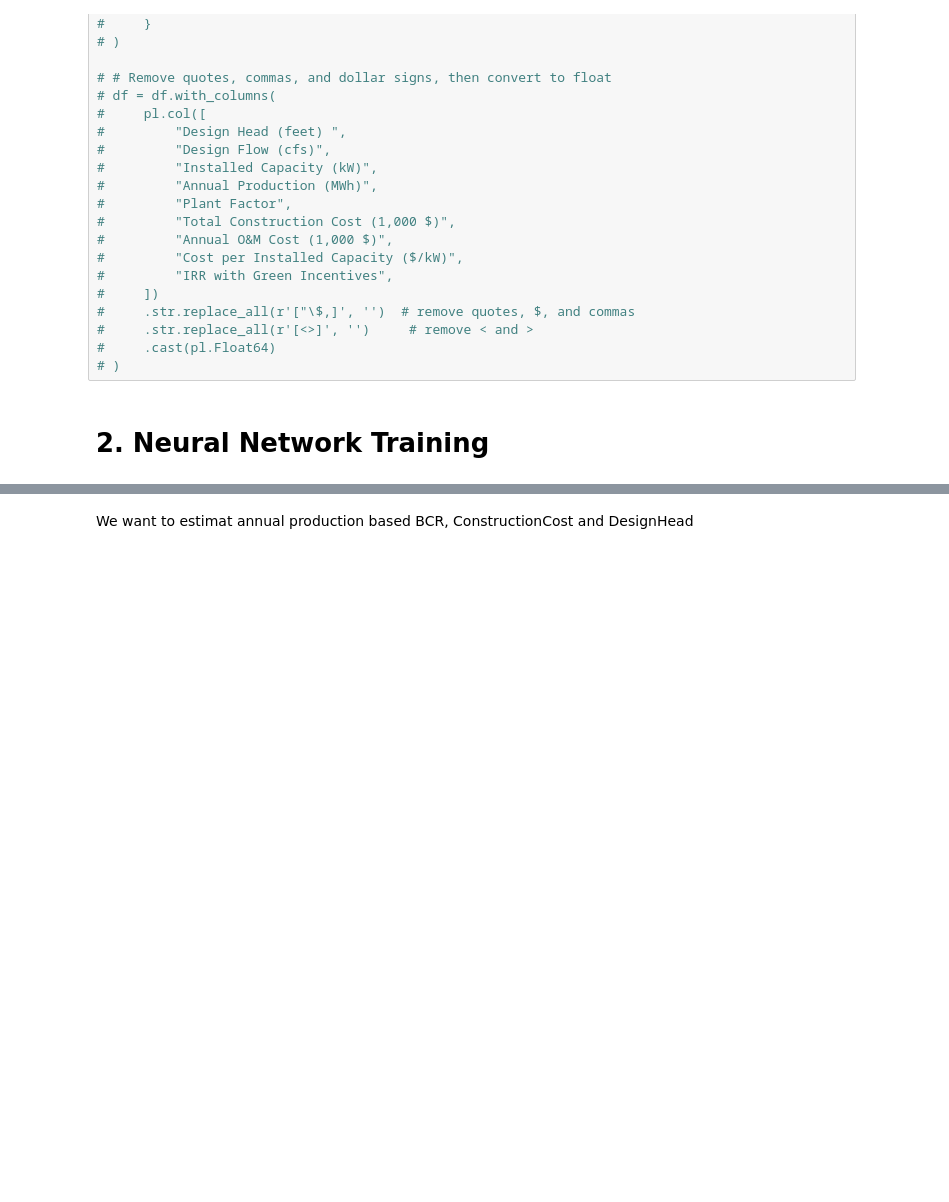
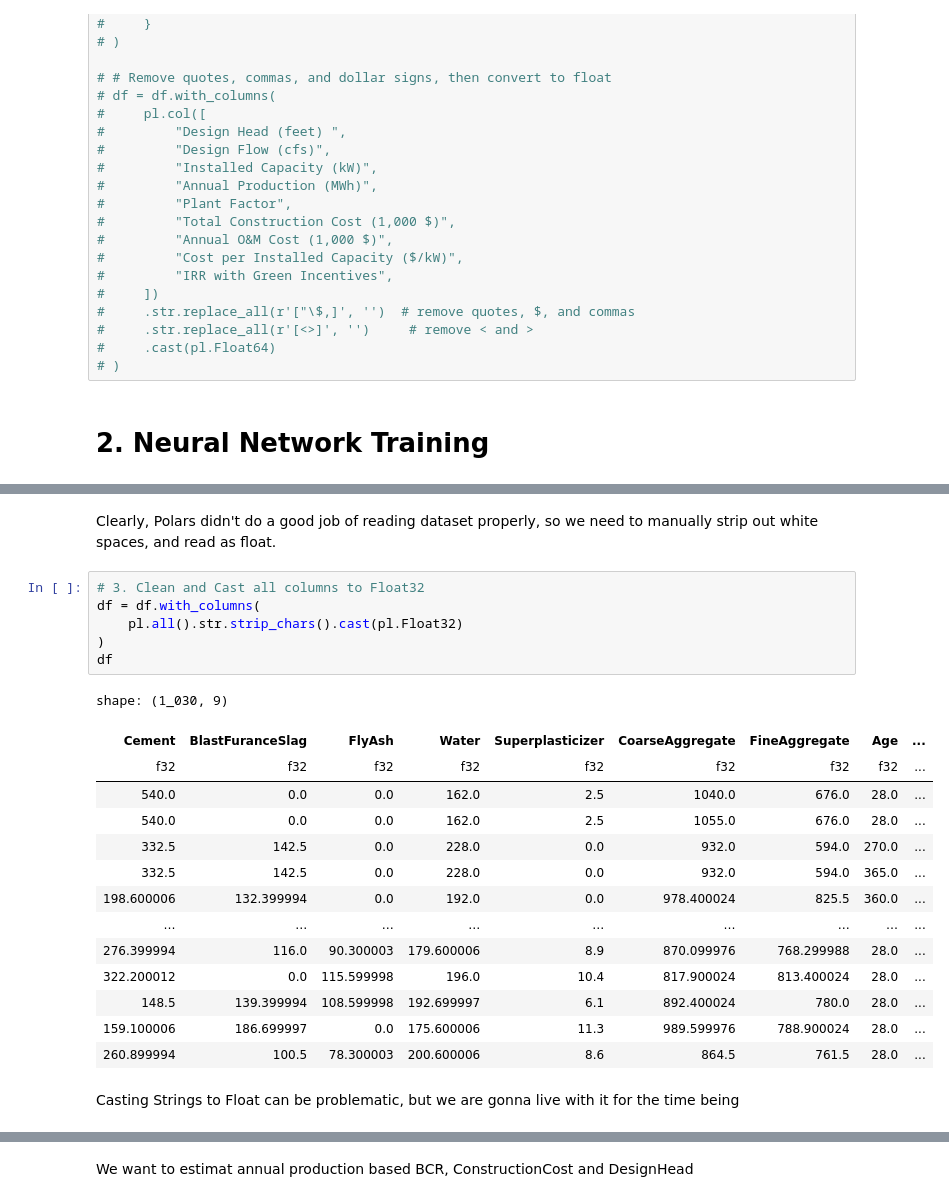
Before and after one commit to rahulbhadani/CPE487587_SP26, a Jupyter notebook: Code/Chapter_04_Training_Neural_Networks_Computational_Thinking.ipynb, the cells around one changed output, grey strips where cells are left out. Drawn from its saved outputs; the diff is of its cells as text; blank space fills up the shorter version.

```diff
--- a/Code/Chapter_04_Training_Neural_Networks_Computational_Thinking.ipynb
+++ b/Code/Chapter_04_Training_Neural_Networks_Computational_Thinking.ipynb
@@ -361,0 +389,25 @@ shape: (191, 9)
+# %% [markdown]
+Clearly, Polars didn't do a good job of reading dataset properly, so we need to manually strip out white spaces, and read as float.
+# %%
+# 3. Clean and Cast all columns to Float32
+df = df.with_columns(
+    pl.all().str.strip_chars().cast(pl.Float32)
+)
+df
+# %% [output]
+shape: (1_030, 9)
+| Cement | BlastFuranceSlag | FlyAsh | Water | Superplasticizer | CoarseAggregate | FineAggregate | Age | ... |
+| f32 | f32 | f32 | f32 | f32 | f32 | f32 | f32 | ... |
+| 540.0 | 0.0 | 0.0 | 162.0 | 2.5 | 1040.0 | 676.0 | 28.0 | ... |
+| 540.0 | 0.0 | 0.0 | 162.0 | 2.5 | 1055.0 | 676.0 | 28.0 | ... |
+| 332.5 | 142.5 | 0.0 | 228.0 | 0.0 | 932.0 | 594.0 | 270.0 | ... |
+| 332.5 | 142.5 | 0.0 | 228.0 | 0.0 | 932.0 | 594.0 | 365.0 | ... |
+| 198.600006 | 132.399994 | 0.0 | 192.0 | 0.0 | 978.400024 | 825.5 | 360.0 | ... |
+| … | … | … | … | … | … | … | … | ... |
+| 276.399994 | 116.0 | 90.300003 | 179.600006 | 8.9 | 870.099976 | 768.299988 | 28.0 | ... |
+| 322.200012 | 0.0 | 115.599998 | 196.0 | 10.4 | 817.900024 | 813.400024 | 28.0 | ... |
+| 148.5 | 139.399994 | 108.599998 | 192.699997 | 6.1 | 892.400024 | 780.0 | 28.0 | ... |
+| 159.100006 | 186.699997 | 0.0 | 175.600006 | 11.3 | 989.599976 | 788.900024 | 28.0 | ... |
+| 260.899994 | 100.5 | 78.300003 | 200.600006 | 8.6 | 864.5 | 761.5 | 28.0 | ... |
+# %% [markdown]
+Casting Strings to Float can be problematic, but we are gonna live with it for the time being
```
Also changed, not shown: parts of 21 cells of this notebook.
